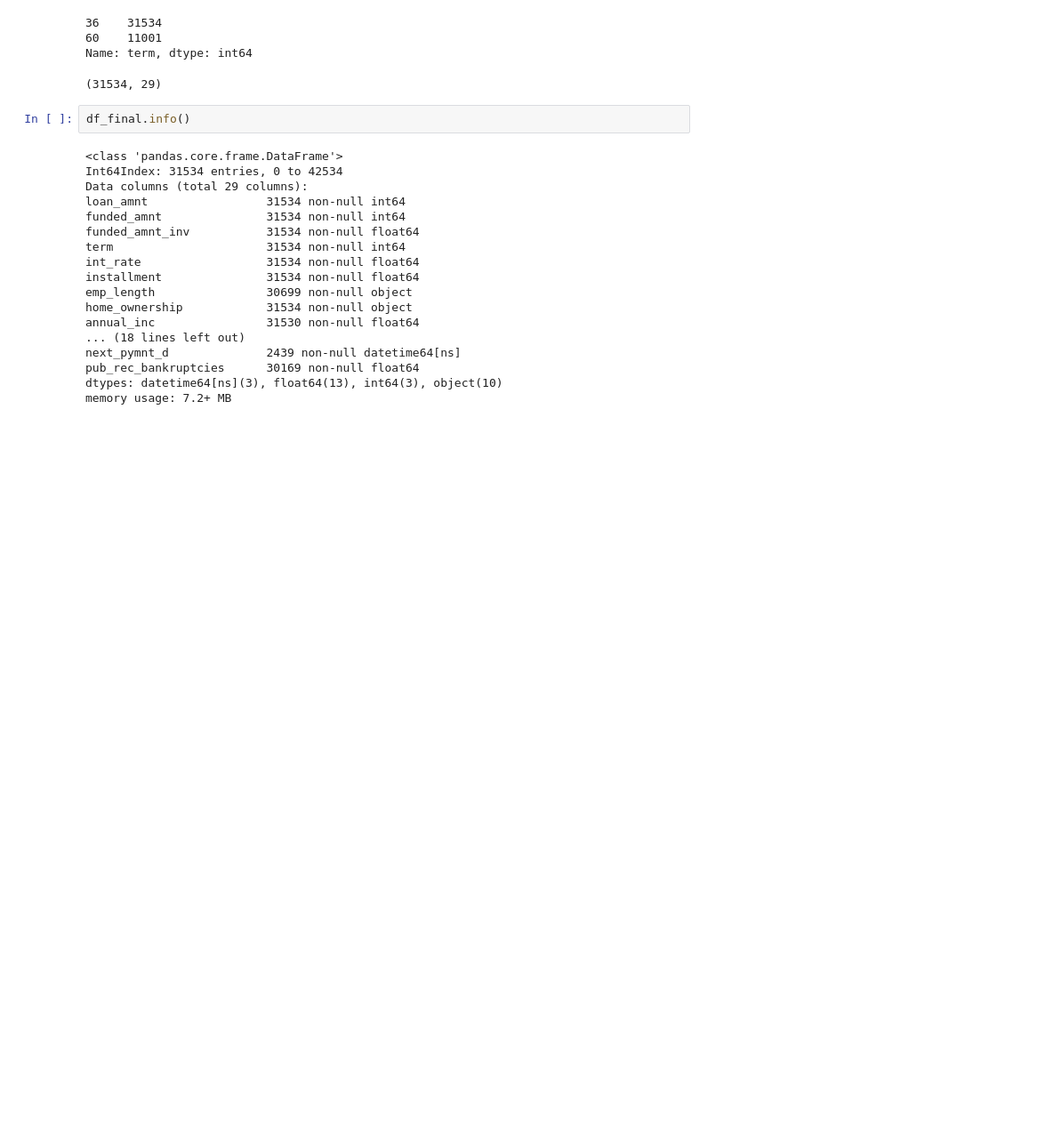
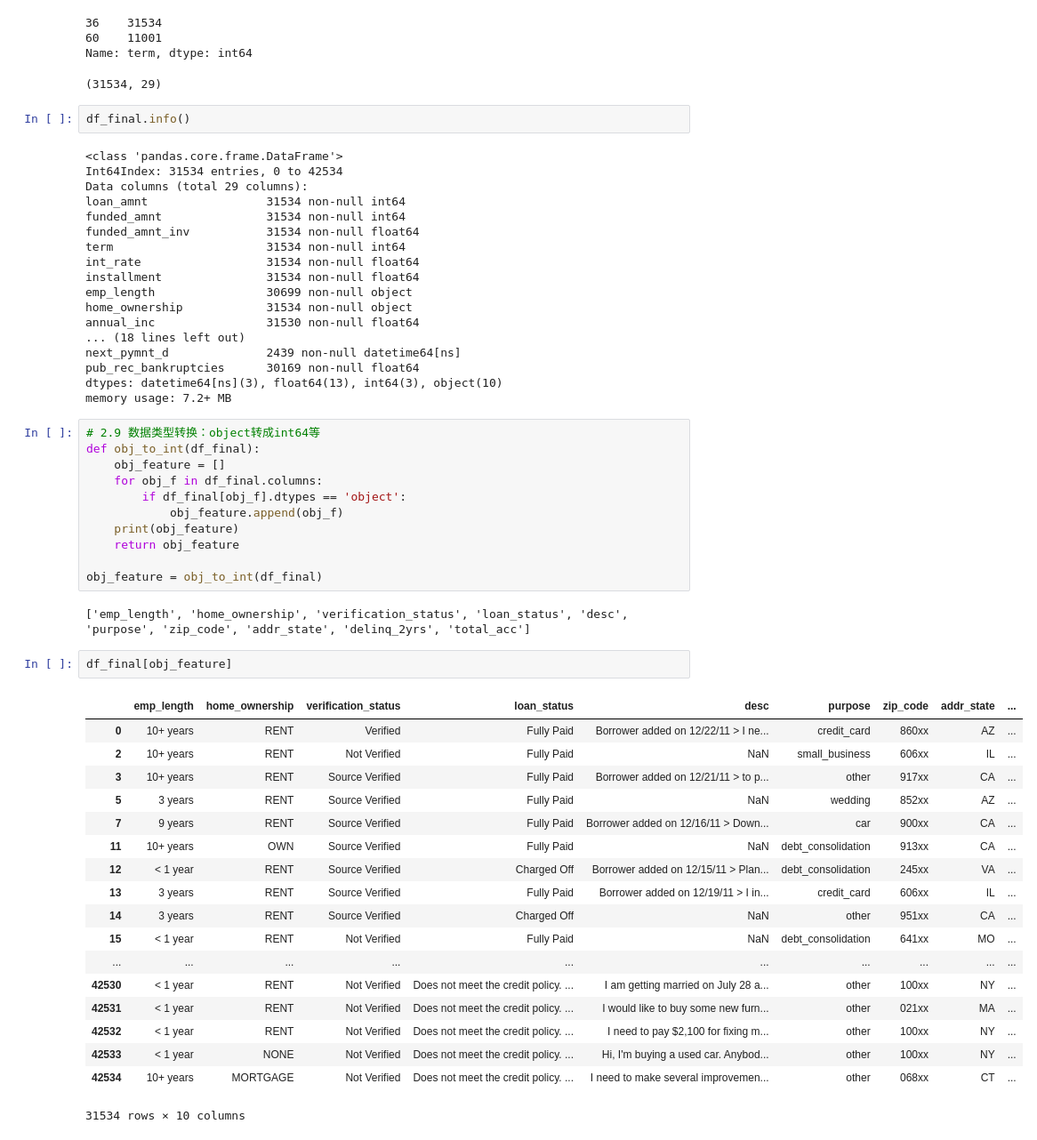
Before and after one commit to iihcy/Credit_ACard, a Jupyter notebook: ACard.ipynb, the cells around one changed output. Shown: that part at 89% size. Cells and saved outputs as stored; diff of their text form; blank space fills up the shorter version.

```diff
--- a/ACard.ipynb
+++ b/ACard.ipynb
@@ -132,3 +132,37 @@ next_pymnt_d              2439 non-null datetime64[ns]
 pub_rec_bankruptcies      30169 non-null float64
 dtypes: datetime64[ns](3), float64(13), int64(3), object(10)
 memory usage: 7.2+ MB
+# %%
+# 2.9 数据类型转换：object转成int64等
+def obj_to_int(df_final):
+    obj_feature = []
+    for obj_f in df_final.columns:
+        if df_final[obj_f].dtypes == 'object':
+            obj_feature.append(obj_f)
+    print(obj_feature)
+    return obj_feature
+
+obj_feature = obj_to_int(df_final)
+# %% [output]
+['emp_length', 'home_ownership', 'verification_status', 'loan_status', 'desc', 'purpose', 'zip_code', 'addr_state', 'delinq_2yrs', 'total_acc']
+# %%
+df_final[obj_feature]
+# %% [output]
+|  | emp_length | home_ownership | verification_status | loan_status | desc | purpose | zip_code | addr_state | ... |
+| 0 | 10+ years | RENT | Verified | Fully Paid | Borrower added on 12/22/11 > I ne... | credit_card | 860xx | AZ | ... |
+| 2 | 10+ years | RENT | Not Verified | Fully Paid | NaN | small_business | 606xx | IL | ... |
+| 3 | 10+ years | RENT | Source Verified | Fully Paid | Borrower added on 12/21/11 > to p... | other | 917xx | CA | ... |
+| 5 | 3 years | RENT | Source Verified | Fully Paid | NaN | wedding | 852xx | AZ | ... |
+| 7 | 9 years | RENT | Source Verified | Fully Paid | Borrower added on 12/16/11 > Down... | car | 900xx | CA | ... |
+| 11 | 10+ years | OWN | Source Verified | Fully Paid | NaN | debt_consolidation | 913xx | CA | ... |
+| 12 | < 1 year | RENT | Source Verified | Charged Off | Borrower added on 12/15/11 > Plan... | debt_consolidation | 245xx | VA | ... |
+| 13 | 3 years | RENT | Source Verified | Fully Paid | Borrower added on 12/19/11 > I in... | credit_card | 606xx | IL | ... |
+| 14 | 3 years | RENT | Source Verified | Charged Off | NaN | other | 951xx | CA | ... |
+| 15 | < 1 year | RENT | Not Verified | Fully Paid | NaN | debt_consolidation | 641xx | MO | ... |
+| ... | ... | ... | ... | ... | ... | ... | ... | ... | ... |
+| 42530 | < 1 year | RENT | Not Verified | Does not meet the credit policy. ... | I am getting married on July 28 a... | other | 100xx | NY | ... |
+| 42531 | < 1 year | RENT | Not Verified | Does not meet the credit policy. ... | I would like to buy some new furn... | other | 021xx | MA | ... |
+| 42532 | < 1 year | RENT | Not Verified | Does not meet the credit policy. ... | I need to pay $2,100 for fixing m... | other | 100xx | NY | ... |
+| 42533 | < 1 year | NONE | Not Verified | Does not meet the credit policy. ... | Hi, I'm buying a used car. Anybod... | other | 100xx | NY | ... |
+| 42534 | 10+ years | MORTGAGE | Not Verified | Does not meet the credit policy. ... | I need to make several improvemen... | other | 068xx | CT | ... |
+31534 rows × 10 columns
```
